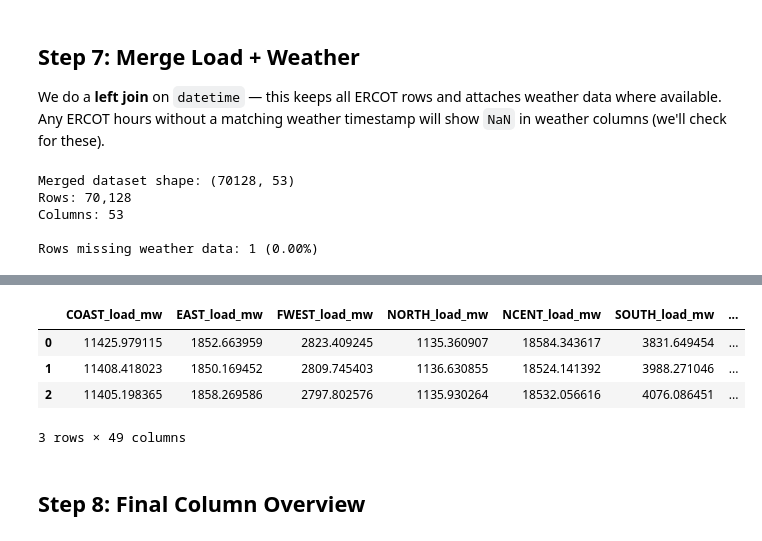
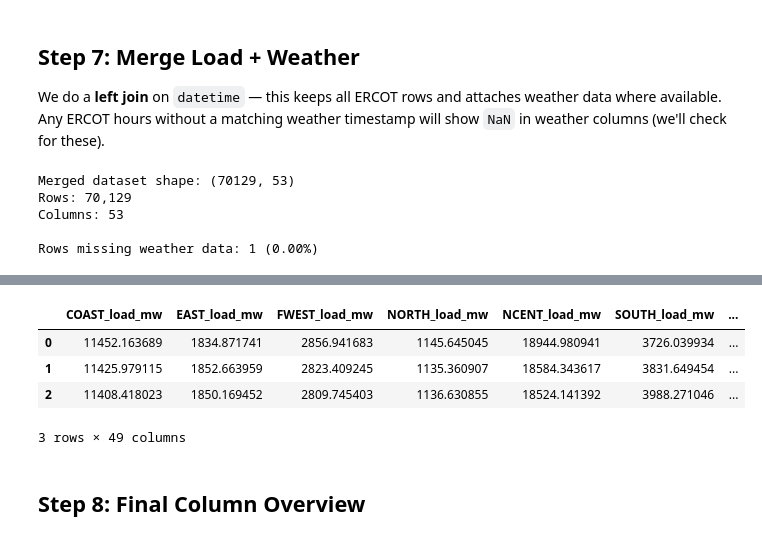
Before and after one commit to BesteKarnibat/ercot-electricity-demand-forecasting, a Jupyter notebook: data_download_preprocess/ercot_combine_load_weather.ipynb, the cells around one changed output, grey strips where cells are left out. Cells and saved outputs as stored; diff of their text form; code cells hidden in the pictures.

Commit message:
dataset is added

```diff
--- a/data_download_preprocess/ercot_combine_load_weather.ipynb
+++ b/data_download_preprocess/ercot_combine_load_weather.ipynb
@@ -29,6 +29,7 @@ WEATHER_FILE = "/Users/bestek/PycharmProjects/ercot-electricity-demand-forecasti
 # ────────────────────────────────────────────────────────────────────────────
 
 LOAD_FILES = {
+    2017: os.path.join(DATA_FOLDER, "Native_Load_2017.xlsx"),
     2018: os.path.join(DATA_FOLDER, "Native_Load_2018.xlsx"),
     2019: os.path.join(DATA_FOLDER, "Native_Load_2019.xlsx"),
     2020: os.path.join(DATA_FOLDER, "Native_Load_2020.xlsx"),
@@ -242 +245,4 @@ Rows after reindex : 70,128
 NaN rows inserted  : 0
+# %%
+df_load = df_load[df_load['year'] != 2017]
+df_load
@@ -242,0 +263,2 @@ NaN rows inserted  : 0
+# %%
+df_load['datetime'] = pd.to_datetime(df_load['datetime'], format='%Y-%m-%d %H:%M:%S')
@@ -281,8 +309,8 @@ print(f"Columns: {len(df_merged.columns)}")
 missing_weather = df_merged["COAST_temperature_f"].isnull().sum()
 print(f"\nRows missing weather data: {missing_weather} ({missing_weather/len(df_merged)*100:.2f}%)")
 # %% [output]
-Merged dataset shape: (70128, 53)
-Rows: 70,128
+Merged dataset shape: (70129, 53)
+Rows: 70,129
 Columns: 53
 
 Rows missing weather data: 1 (0.00%)
@@ -377,7 +405,7 @@ def check_and_clean_time_columns(df):
 
     df['is_dst_change_day'] = is_dst_day(dt)
 
-    dst_days = df[df['is_dst_change_day'] == 1]['datetime'].str[:10].unique()
+    dst_days = df[df['is_dst_change_day'] == 1]['datetime'].dt.strftime('%Y-%m-%d').unique()
     print(f'DST change days flagged: {len(dst_days)}')
     print(dst_days)
 
@@ -410,8 +438,8 @@ Final shape: (70128, 49)
 Columns: ['COAST_load_mw', 'EAST_load_mw', 'FWEST_load_mw', 'NORTH_load_mw', 'NCENT_load_mw', 'SOUTH_load_mw', 'SCENT_load_mw', 'WEST_load_mw', 'ERCOT_total_load_mw', 'datetime', 'hour', 'day_of_week' ...
 |  | COAST_load_mw | EAST_load_mw | FWEST_load_mw | NORTH_load_mw | NCENT_load_mw | SOUTH_load_mw | ... |
-| 0 | 11425.979115 | 1852.663959 | 2823.409245 | 1135.360907 | 18584.343617 | 3831.649454 | ... |
-| 1 | 11408.418023 | 1850.169452 | 2809.745403 | 1136.630855 | 18524.141392 | 3988.271046 | ... |
-| 2 | 11405.198365 | 1858.269586 | 2797.802576 | 1135.930264 | 18532.056616 | 4076.086451 | ... |
+| 0 | 11452.163689 | 1834.871741 | 2856.941683 | 1145.645045 | 18944.980941 | 3726.039934 | ... |
+| 1 | 11425.979115 | 1852.663959 | 2823.409245 | 1135.360907 | 18584.343617 | 3831.649454 | ... |
+| 2 | 11408.418023 | 1850.169452 | 2809.745403 | 1136.630855 | 18524.141392 | 3988.271046 | ... |
 3 rows × 49 columns
 # %% [markdown]
 ## Step 8: Final Column Overview
```
Also changed, not shown: parts of 22 cells of this notebook.
